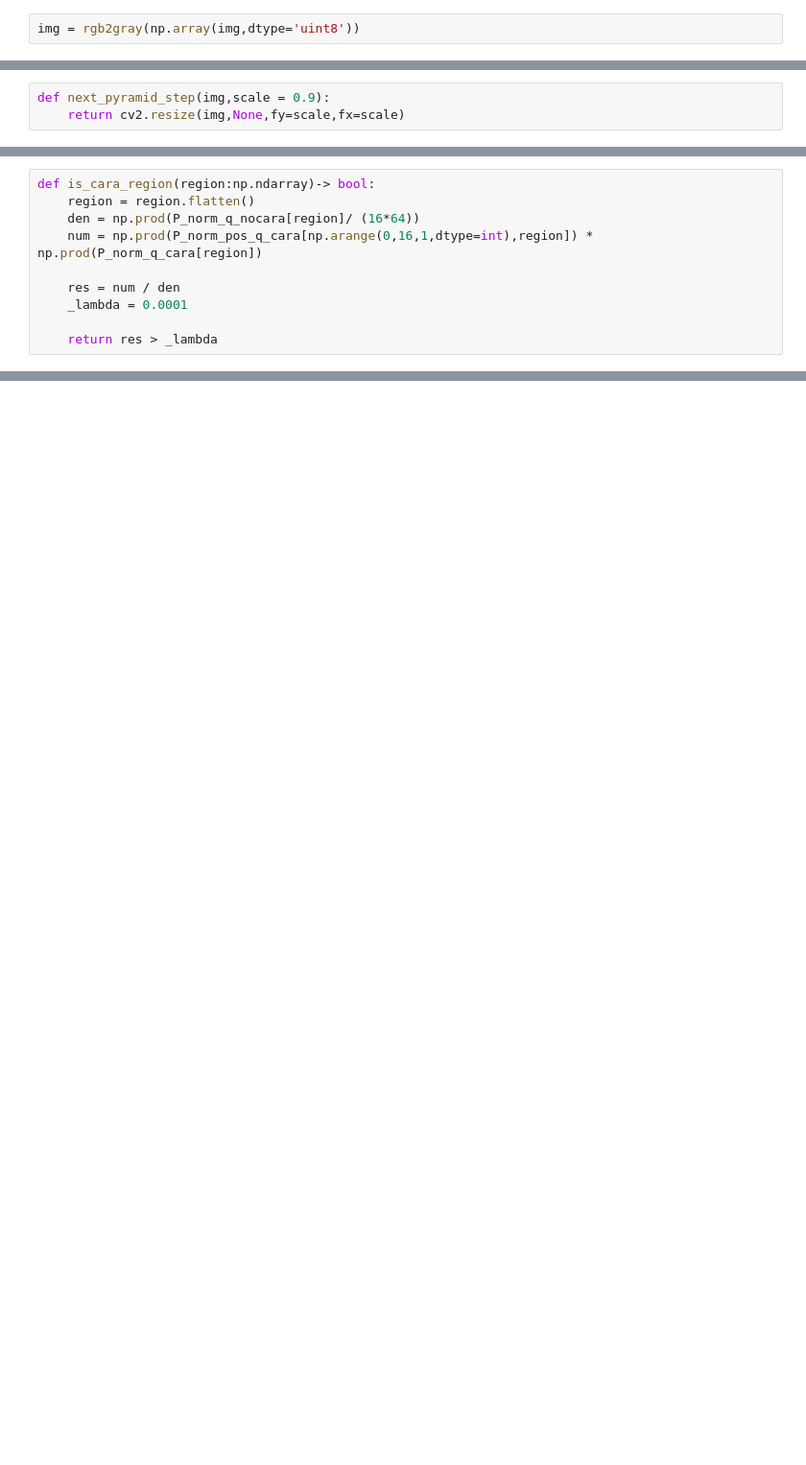
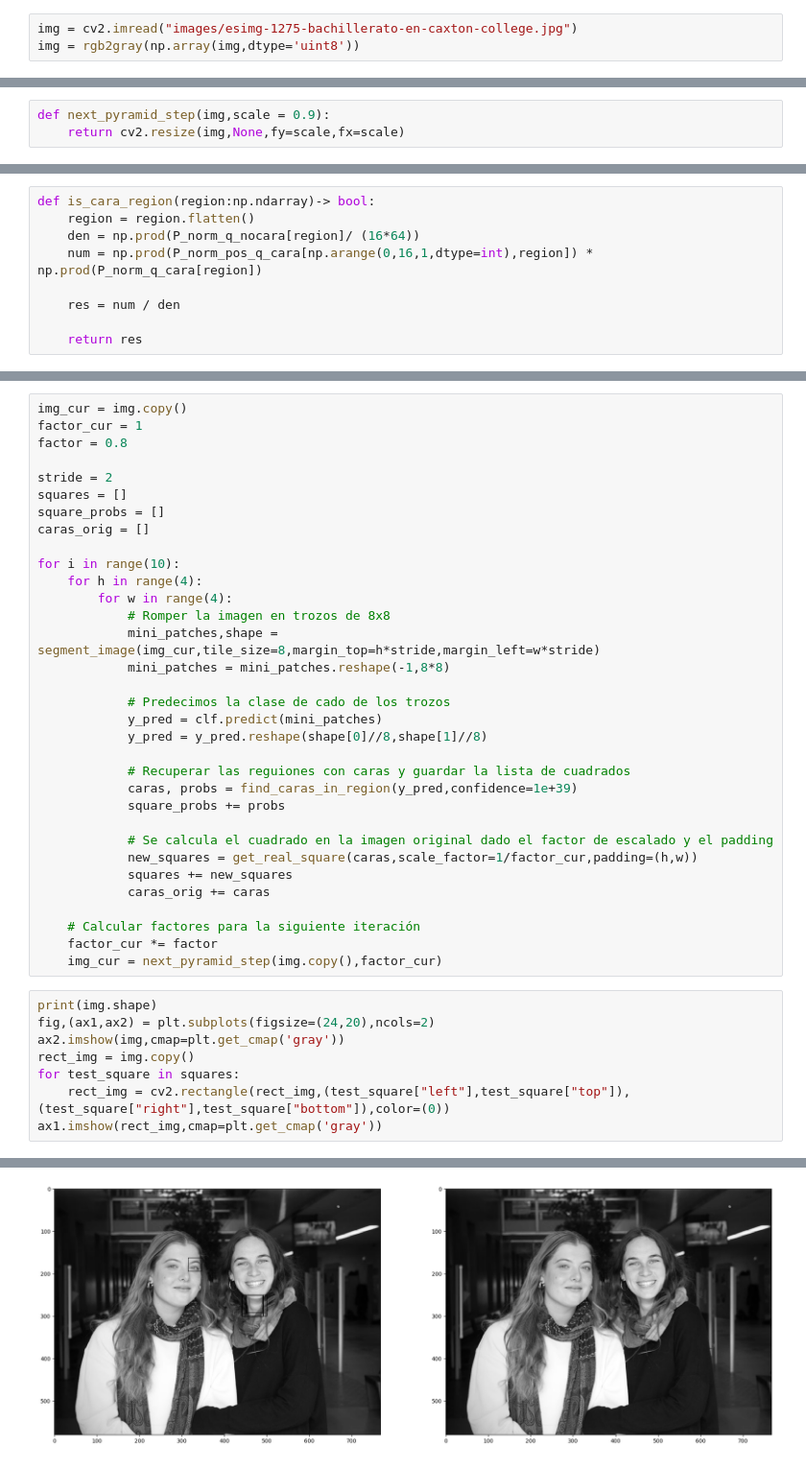
Before and after one commit to igrodfer/SnK, a Jupyter notebook: snk2.ipynb, the cells around one changed output, grey strips where cells are left out. Shown at 96% size. Saved outputs shown, nothing was run; the diff lists cells and outputs as text; blank space fills up the shorter version.

```diff
--- a/snk2.ipynb
+++ b/snk2.ipynb
@@ -16,2 +11,3 @@ img = cv2.imread("images/dataset-cover.png")
 # %%
+img = cv2.imread("images/esimg-1275-bachillerato-en-caxton-college.jpg")
 img = rgb2gray(np.array(img,dtype='uint8'))
@@ -44,7 +31,6 @@ def is_cara_region(region:np.ndarray)-> bool:
     num = np.prod(P_norm_pos_q_cara[np.arange(0,16,1,dtype=int),region]) * np.prod(P_norm_q_cara[region])
 
     res = num / den
-    _lambda = 0.0001
 
-    return res > _lambda
+    return res
 # %%
@@ -96,0 +84,42 @@ img_tile = np.lib.stride_tricks.as_strided(img,shape=(img.shape[0]- 32,img.shape
+# %%
+img_cur = img.copy()
+factor_cur = 1
+factor = 0.8
+
+stride = 2
+squares = []
+square_probs = []
+caras_orig = []
+
+for i in range(10):
+    for h in range(4):
+        for w in range(4):
+            # Romper la imagen en trozos de 8x8
+            mini_patches,shape = segment_image(img_cur,tile_size=8,margin_top=h*stride,margin_left=w*stride)
+            mini_patches = mini_patches.reshape(-1,8*8)
+
+            # Predecimos la clase de cado de los trozos
+            y_pred = clf.predict(mini_patches)
+            y_pred = y_pred.reshape(shape[0]//8,shape[1]//8)
+
+            # Recuperar las reguiones con caras y guardar la lista de cuadrados
+            caras, probs = find_caras_in_region(y_pred,confidence=1e+39)
+            square_probs += probs
+
+            # Se calcula el cuadrado en la imagen original dado el factor de escalado y el padding
+            new_squares = get_real_square(caras,scale_factor=1/factor_cur,padding=(h,w))
+            squares += new_squares
+            caras_orig += caras
+
+    # Calcular factores para la siguiente iteración
+    factor_cur *= factor
+    img_cur = next_pyramid_step(img.copy(),factor_cur)
+# %%
+print(img.shape)
+fig,(ax1,ax2) = plt.subplots(figsize=(24,20),ncols=2)
+ax2.imshow(img,cmap=plt.get_cmap('gray'))
+rect_img = img.copy()
+for test_square in squares:
+    rect_img = cv2.rectangle(rect_img,(test_square["left"],test_square["top"]),(test_square["right"],test_square["bottom"]),color=(0))
+ax1.imshow(rect_img,cmap=plt.get_cmap('gray'))
+# %% [output]
@@ -96,0 +128 @@ img_tile = np.lib.stride_tricks.as_strided(img,shape=(img.shape[0]- 32,img.shape
+[figure, added]
```
Also changed, not shown: parts of 15 cells of this notebook, 1 other file.
